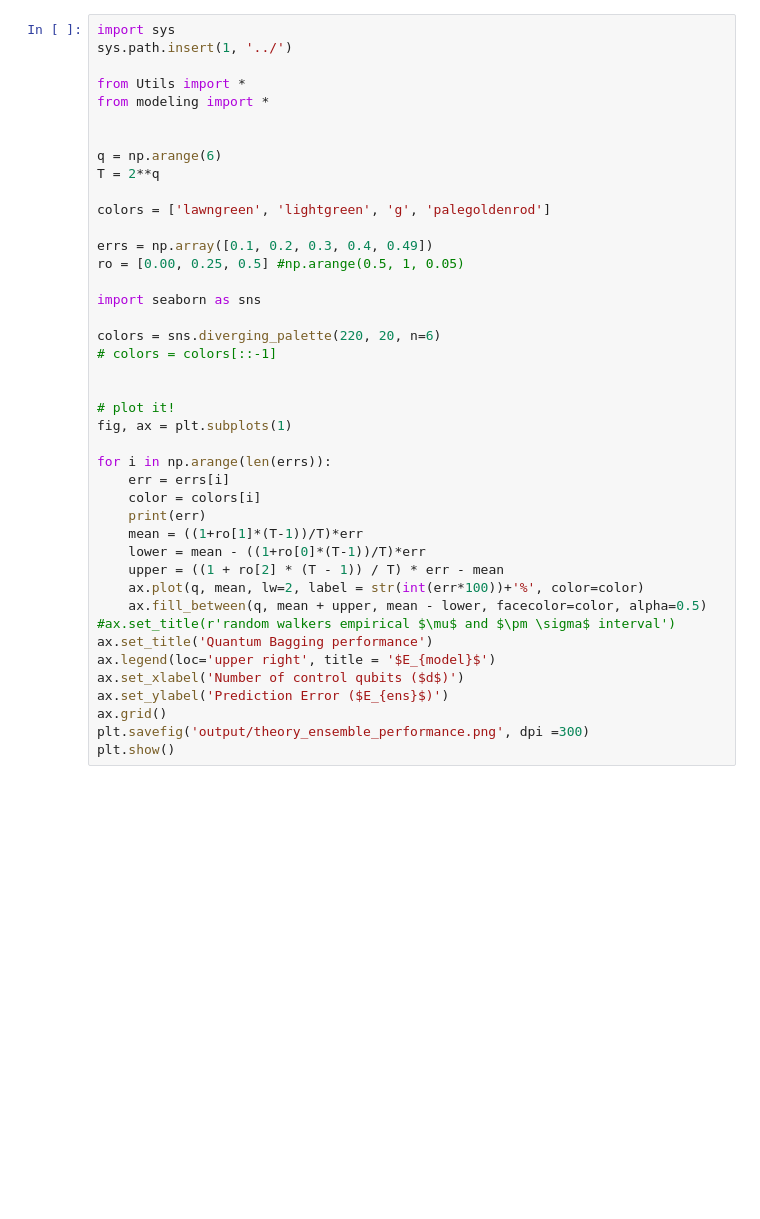
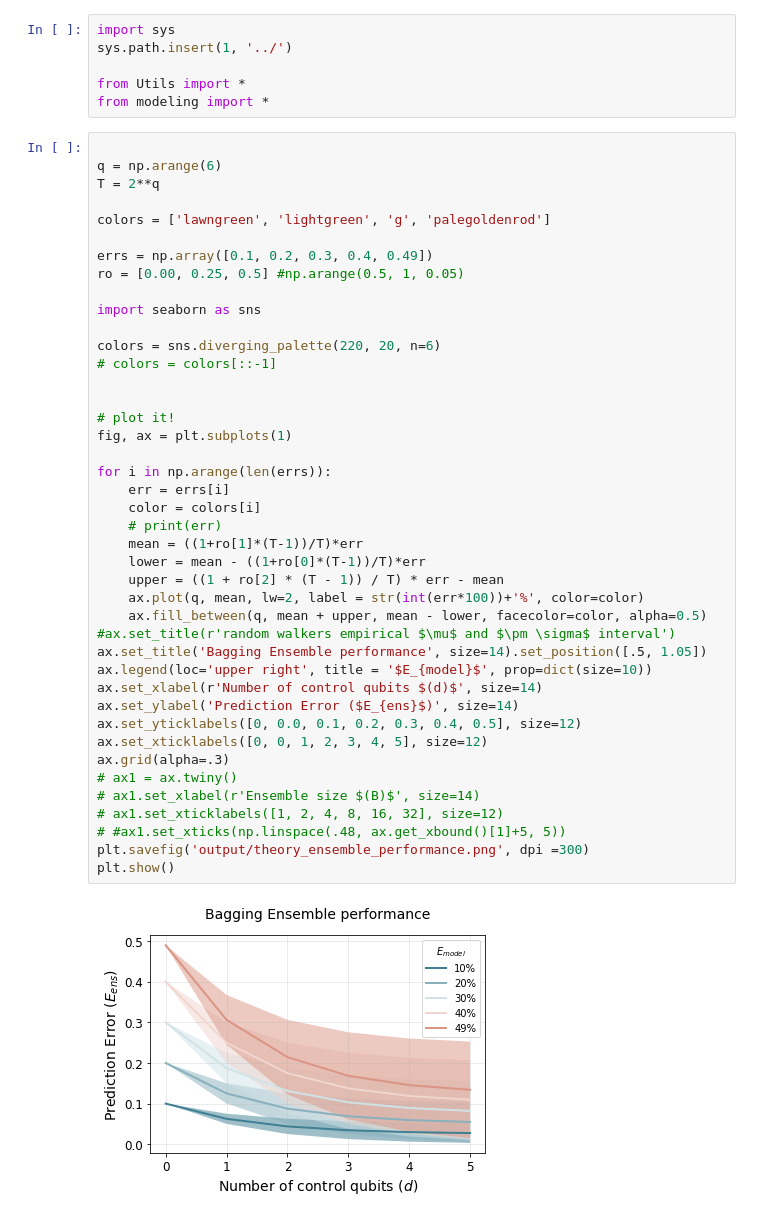
Before and after one commit to amacaluso/Quantum-Ensemble-for-Classification, a Jupyter notebook: notebooks/viz_data.ipynb, the cells around one changed output. Drawn from its saved outputs; the diff is of its cells as text; blank space fills up the shorter version.

```diff
--- a/notebooks/viz_data.ipynb
+++ b/notebooks/viz_data.ipynb
@@ -1,43 +3,51 @@
+# %%
+import sys
+sys.path.insert(1, '../')
+
+from Utils import *
+from modeling import *
 # %%
-import sys
-sys.path.insert(1, '../')
-
-from Utils import *
-from modeling import *
-
 
 q = np.arange(6)
 T = 2**q
 
 colors = ['lawngreen', 'lightgreen', 'g', 'palegoldenrod']
 
 errs = np.array([0.1, 0.2, 0.3, 0.4, 0.49])
 ro = [0.00, 0.25, 0.5] #np.arange(0.5, 1, 0.05)
 
 import seaborn as sns
 
 colors = sns.diverging_palette(220, 20, n=6)
 # colors = colors[::-1]
 
 
 # plot it!
 fig, ax = plt.subplots(1)
 
 for i in np.arange(len(errs)):
     err = errs[i]
     color = colors[i]
-    print(err)
+    # print(err)
     mean = ((1+ro[1]*(T-1))/T)*err
     lower = mean - ((1+ro[0]*(T-1))/T)*err
     upper = ((1 + ro[2] * (T - 1)) / T) * err - mean
     ax.plot(q, mean, lw=2, label = str(int(err*100))+'%', color=color)
     ax.fill_between(q, mean + upper, mean - lower, facecolor=color, alpha=0.5)
 #ax.set_title(r'random walkers empirical $\mu$ and $\pm \sigma$ interval')
-ax.set_title('Quantum Bagging performance')
-ax.legend(loc='upper right', title = '$E_{model}$')
-ax.set_xlabel('Number of control qubits ($d$)')
-ax.set_ylabel('Prediction Error ($E_{ens}$)')
-ax.grid()
+ax.set_title('Bagging Ensemble performance', size=14).set_position([.5, 1.05])
+ax.legend(loc='upper right', title = '$E_{model}$', prop=dict(size=10))
+ax.set_xlabel(r'Number of control qubits $(d)$', size=14)
+ax.set_ylabel('Prediction Error ($E_{ens}$)', size=14)
+ax.set_yticklabels([0, 0.0, 0.1, 0.2, 0.3, 0.4, 0.5], size=12)
+ax.set_xticklabels([0, 0, 1, 2, 3, 4, 5], size=12)
+ax.grid(alpha=.3)
+# ax1 = ax.twiny()
+# ax1.set_xlabel(r'Ensemble size $(B)$', size=14)
+# ax1.set_xticklabels([1, 2, 4, 8, 16, 32], size=12)
+# #ax1.set_xticks(np.linspace(.48, ax.get_xbound()[1]+5, 5))
 plt.savefig('output/theory_ensemble_performance.png', dpi =300)
 plt.show()
+# %% [output]
+[figure, added]
 # %%
```
Also changed, not shown: parts of 5 cells of this notebook, 13 other files.
